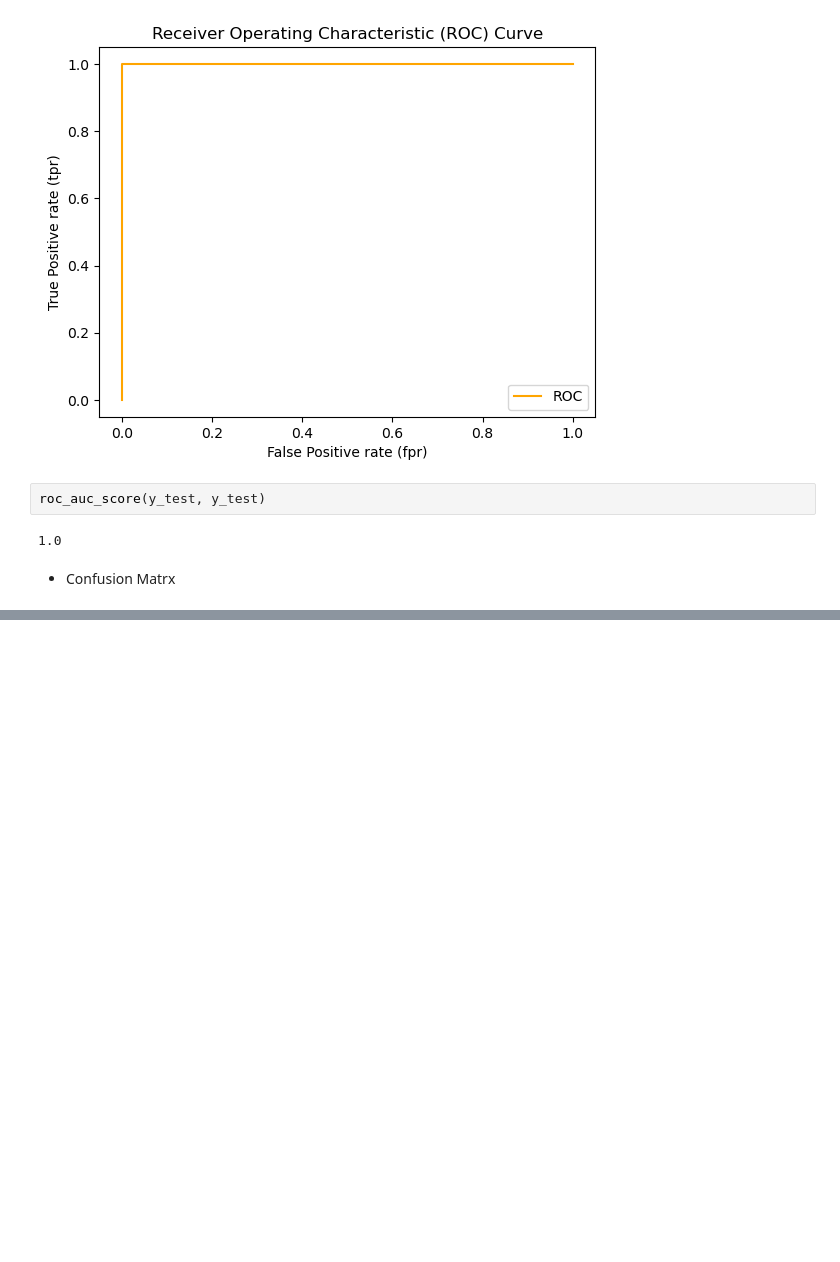
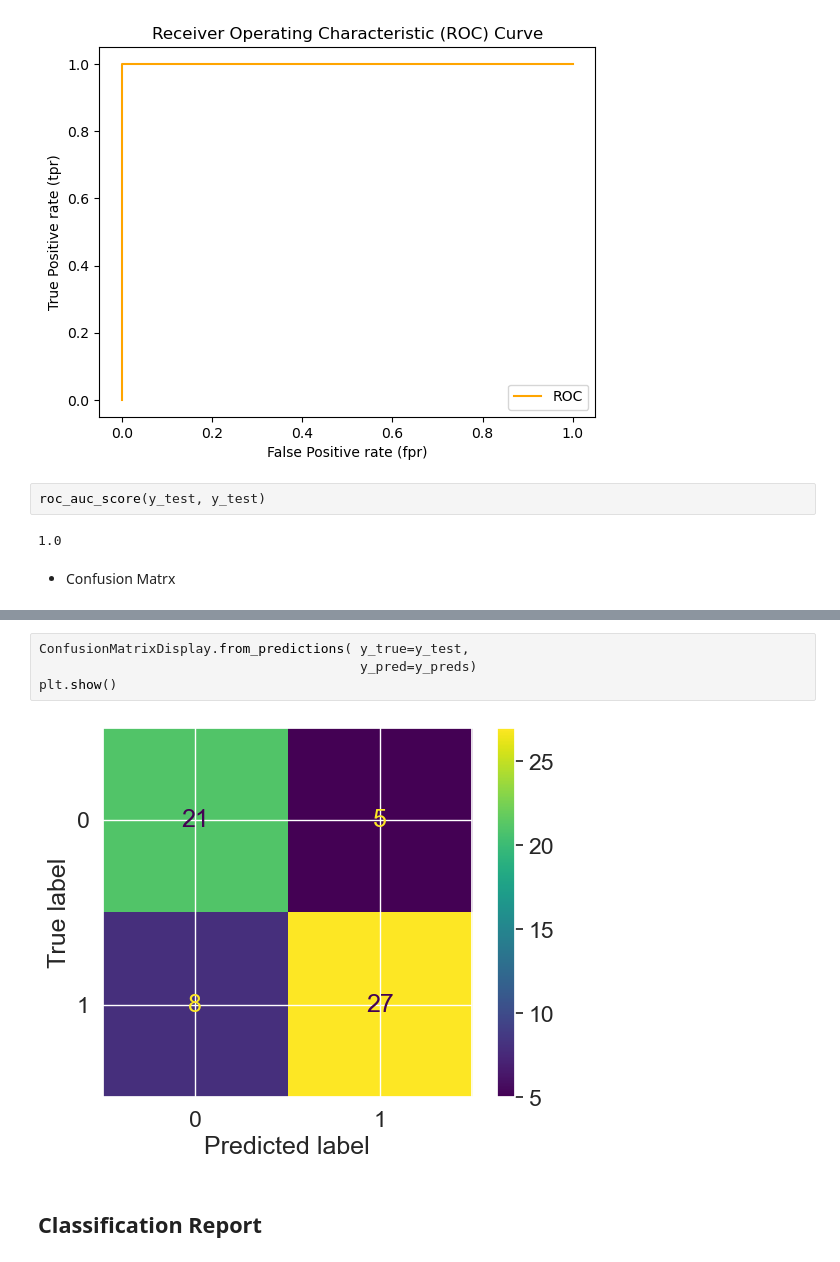
Before and after one commit to otinabrayo/IntroToPandas, a Jupyter notebook: IntroToScikitLearn.ipynb, the cells around one changed output, grey strips where cells are left out. Saved outputs shown, nothing was run; the diff lists cells and outputs as text; blank space fills up the shorter version.

```diff
--- a/IntroToScikitLearn.ipynb
+++ b/IntroToScikitLearn.ipynb
@@ -1220,0 +1296,8 @@ roc_auc_score(y_test, y_test)
+# %%
+ConfusionMatrixDisplay.from_predictions( y_true=y_test,
+                                         y_pred=y_preds)
+plt.show()
+# %% [output]
+[figure, added]
+# %% [markdown]
+## Classification Report
```
Also changed, not shown: parts of 19 cells of this notebook.
